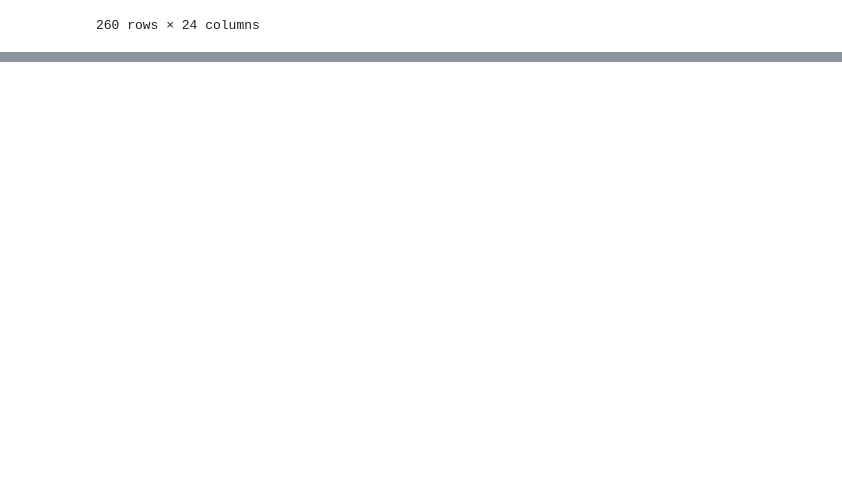
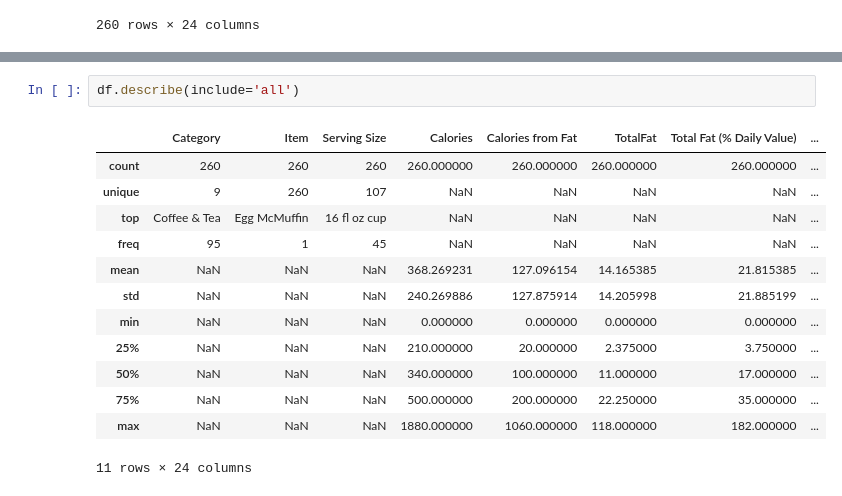
Before and after one commit to alx2202/DataAnalysis, a Jupyter notebook: Day11/data_modifications.ipynb, the cells around one changed output, grey strips where cells are left out. Drawn from its saved outputs; the diff is of its cells as text; blank space fills up the shorter version.

```diff
--- a/Day11/data_modifications.ipynb
+++ b/Day11/data_modifications.ipynb
@@ -20,0 +61,16 @@ df
+# %%
+df.describe(include='all')
+# %% [output]
+|  | Category | Item | Serving Size | Calories | Calories from Fat | TotalFat | Total Fat (% Daily Value) | ... |
+| count | 260 | 260 | 260 | 260.000000 | 260.000000 | 260.000000 | 260.000000 | ... |
+| unique | 9 | 260 | 107 | NaN | NaN | NaN | NaN | ... |
+| top | Coffee & Tea | Egg McMuffin | 16 fl oz cup | NaN | NaN | NaN | NaN | ... |
+| freq | 95 | 1 | 45 | NaN | NaN | NaN | NaN | ... |
+| mean | NaN | NaN | NaN | 368.269231 | 127.096154 | 14.165385 | 21.815385 | ... |
+| std | NaN | NaN | NaN | 240.269886 | 127.875914 | 14.205998 | 21.885199 | ... |
+| min | NaN | NaN | NaN | 0.000000 | 0.000000 | 0.000000 | 0.000000 | ... |
+| 25% | NaN | NaN | NaN | 210.000000 | 20.000000 | 2.375000 | 3.750000 | ... |
+| 50% | NaN | NaN | NaN | 340.000000 | 100.000000 | 11.000000 | 17.000000 | ... |
+| 75% | NaN | NaN | NaN | 500.000000 | 200.000000 | 22.250000 | 35.000000 | ... |
+| max | NaN | NaN | NaN | 1880.000000 | 1060.000000 | 118.000000 | 182.000000 | ... |
+11 rows × 24 columns
```
Also changed, not shown: parts of 37 cells of this notebook.
